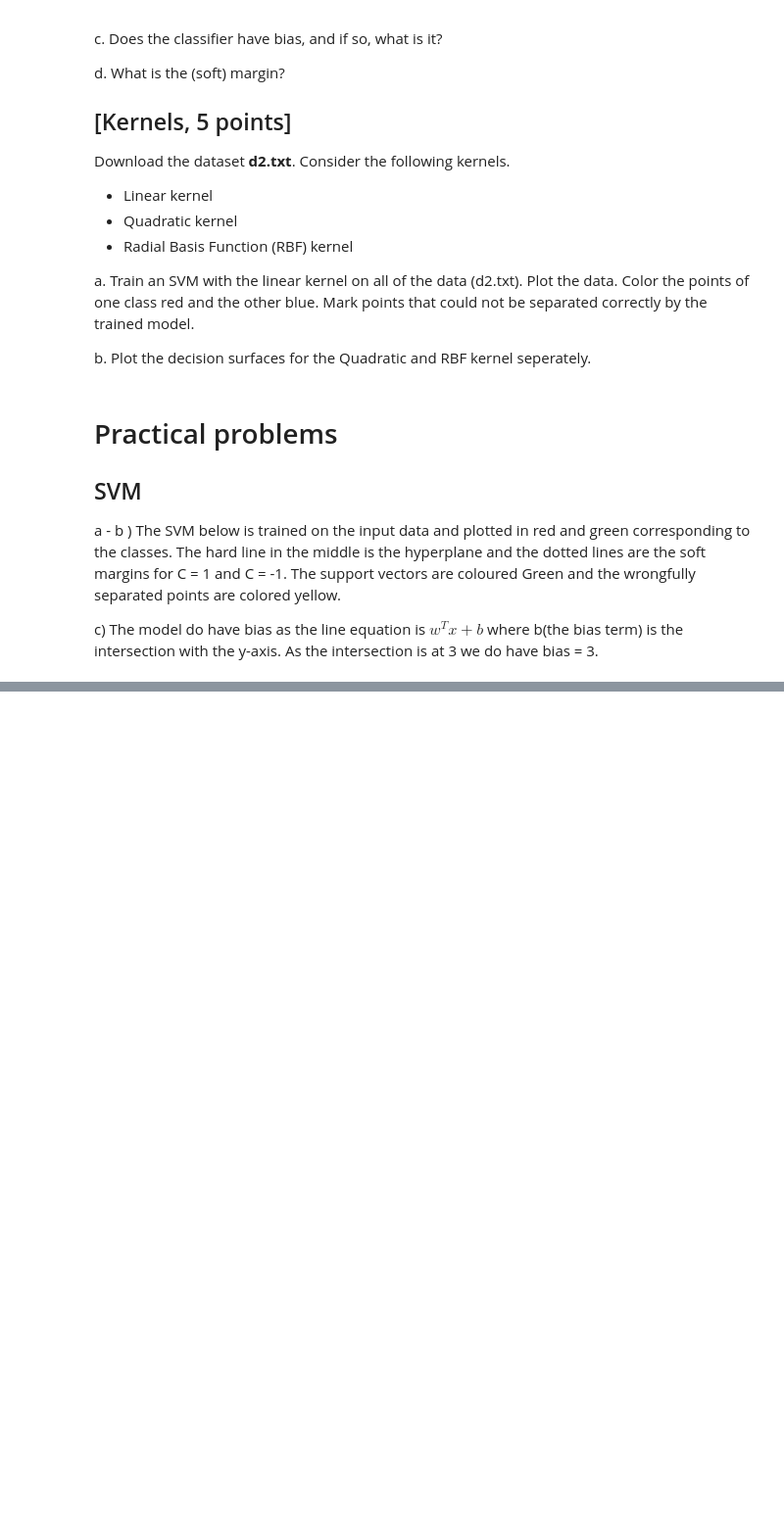
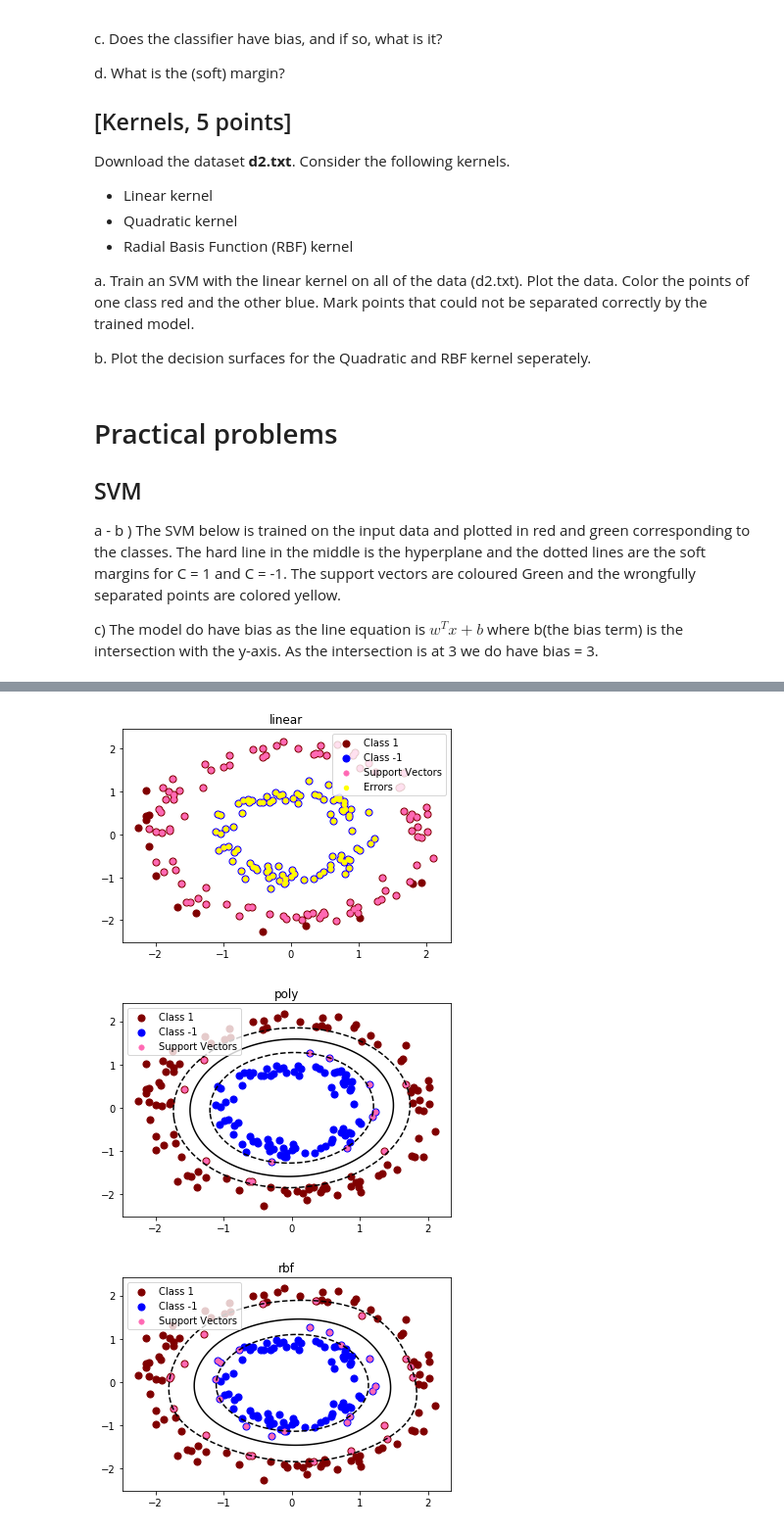
Before and after one commit to Tbbas/TDA231, a Jupyter notebook: hw4.ipynb, the cells around one changed output, grey strips where cells are left out. Shown at 98% size. Cells and saved outputs as stored; diff of their text form; code cells hidden in the pictures; blank space fills up the shorter version.

```diff
--- a/hw4.ipynb
+++ b/hw4.ipynb
@@ -207,0 +212,17 @@ plotSVM(X,Y,'linear');
+# %%
+import numpy as np
+from sklearn.svm import SVC
+import matplotlib.pyplot as plt
+
+data = np.loadtxt('d2.txt')
+X = data[:,:2]
+Y = data[:,-1]
+posX = X[Y==1]
+negX= X[Y==-1]
+plotSVM(X,Y,'linear',False)
+plotSVM(X,Y,'poly',True)
+plotSVM(X,Y,'rbf',True)
+# %% [output]
+[figure, added]
+[figure, added]
+[figure, added]
```
Also changed, not shown: parts of 1 cell of this notebook.
